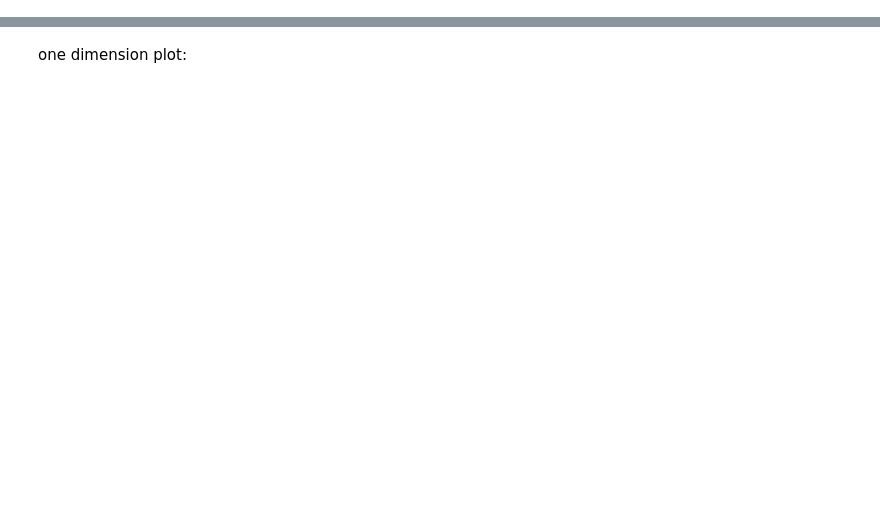
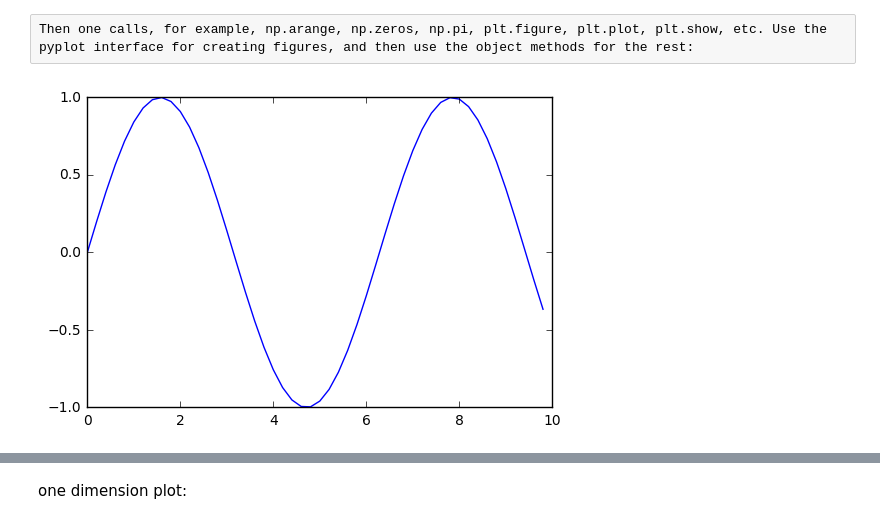
Before and after one commit to xuzuoyang/Blog, a Jupyter notebook: PyTest/PlotTest.ipynb, the cells around one changed output, grey strips where cells are left out. Saved outputs shown, nothing was run; the diff lists cells and outputs as text; code cells hidden in the pictures; blank space fills up the shorter version.

```diff
--- a/PyTest/PlotTest.ipynb
+++ b/PyTest/PlotTest.ipynb
@@ -0,0 +1,13 @@
+# %% [raw]
+Then one calls, for example, np.arange, np.zeros, np.pi, plt.figure, plt.plot, plt.show, etc. Use the pyplot interface for creating figures, and then use the object methods for the rest:
+# %%
+import matplotlib.pyplot as plt
+import numpy as np
+x = np.arange(0, 10, 0.2)
+y = np.sin(x)
+fig = plt.figure()
+ax = fig.add_subplot(111)
+ax.plot(x, y)
+plt.show()
+# %% [output]
+[figure, added]
```
Also changed, not shown: parts of 10 cells of this notebook, 1 other file.
